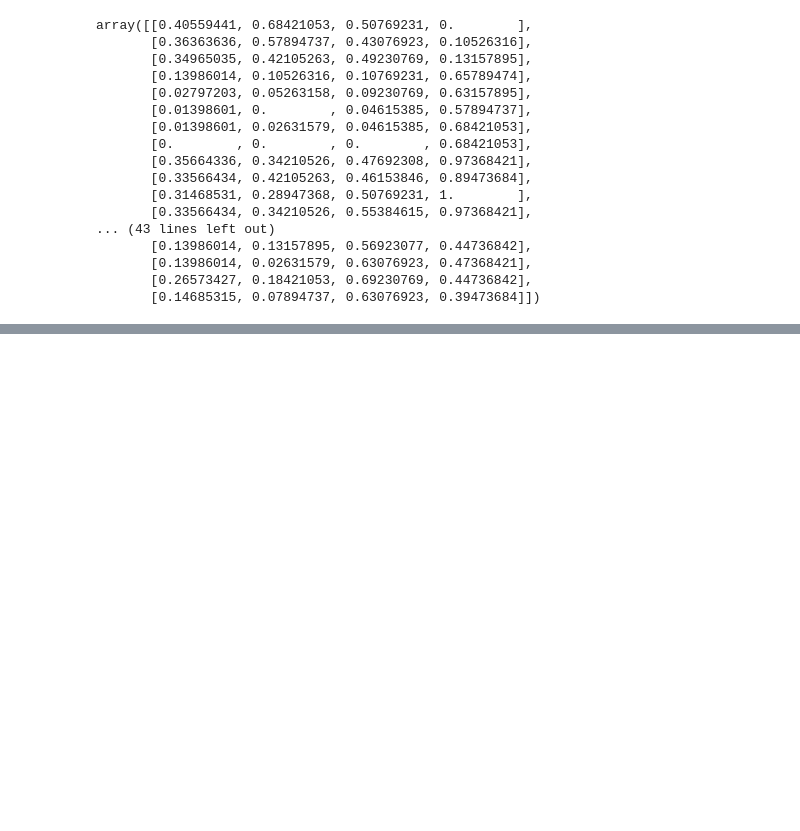
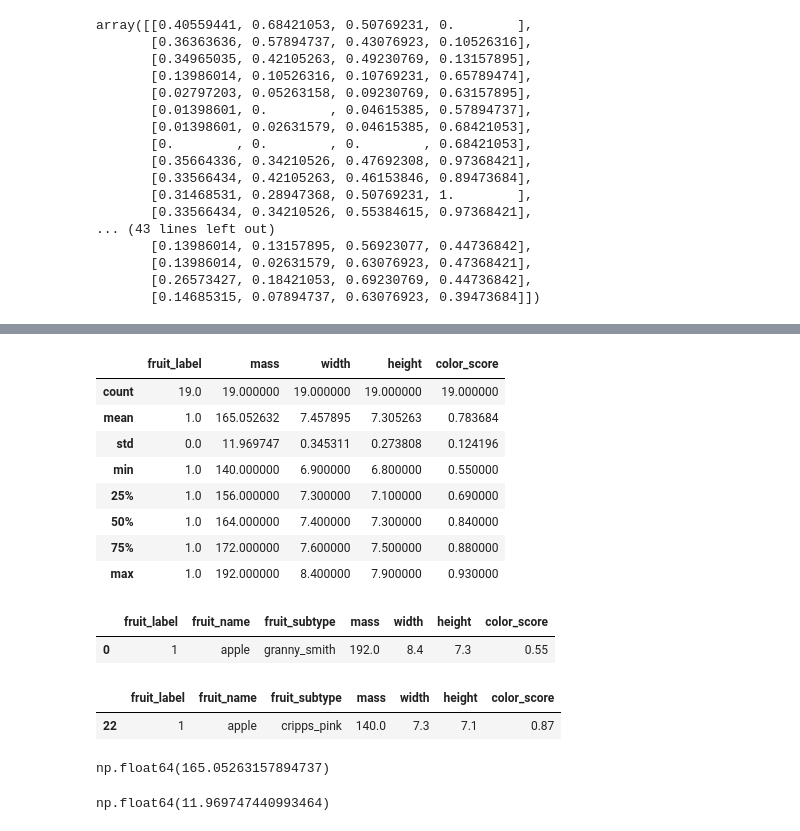
Before and after one commit to engcriscunha/Curso-Machine-Learning-DELL, a Jupyter notebook: fruits.ipynb, the cells around one changed output, grey strips where cells are left out. Saved outputs shown, nothing was run; the diff lists cells and outputs as text; code cells hidden in the pictures; blank space fills up the shorter version.

```diff
--- a/fruits.ipynb
+++ b/fruits.ipynb
@@ -701,0 +727,12 @@ array([[0.40559441, 0.68421053, 0.50769231, 0.        ],
+# %%
+macas.describe()
+# %% [output]
+|  | fruit_label | mass | width | height | color_score |
+| count | 19.0 | 19.000000 | 19.000000 | 19.000000 | 19.000000 |
+| mean | 1.0 | 165.052632 | 7.457895 | 7.305263 | 0.783684 |
+| std | 0.0 | 11.969747 | 0.345311 | 0.273808 | 0.124196 |
+| min | 1.0 | 140.000000 | 6.900000 | 6.800000 | 0.550000 |
+| 25% | 1.0 | 156.000000 | 7.300000 | 7.100000 | 0.690000 |
+| 50% | 1.0 | 164.000000 | 7.400000 | 7.300000 | 0.840000 |
+| 75% | 1.0 | 172.000000 | 7.600000 | 7.500000 | 0.880000 |
+| max | 1.0 | 192.000000 | 8.400000 | 7.900000 | 0.930000 |
@@ -701,0 +741,23 @@ array([[0.40559441, 0.68421053, 0.50769231, 0.        ],
+# %%
+#OutLiers que são maiores que a média e duas vezes o desvio padrão
+
+
+macas[(macas['mass'] > estatistica['mean'] + (estatistica['std'])*2)]
+# %% [output]
+|  | fruit_label | fruit_name | fruit_subtype | mass | width | height | color_score |
+| 0 | 1 | apple | granny_smith | 192.0 | 8.4 | 7.3 | 0.55 |
+# %%
+#OutLiers que são menores que a média e duas vezes o desvio padrão
+
+macas[(macas['mass'] < estatistica['mean'] - (estatistica['std'])*2)]
+# %% [output]
+|  | fruit_label | fruit_name | fruit_subtype | mass | width | height | color_score |
+| 22 | 1 | apple | cripps_pink | 140.0 | 7.3 | 7.1 | 0.87 |
+# %%
+estatistica['mean'] #média
+# %% [output]
+np.float64(165.05263157894737)
+# %%
+estatistica['std'] #desvio padrão
+# %% [output]
+np.float64(11.969747440993464)
```
Also changed, not shown: parts of 4 cells of this notebook.
